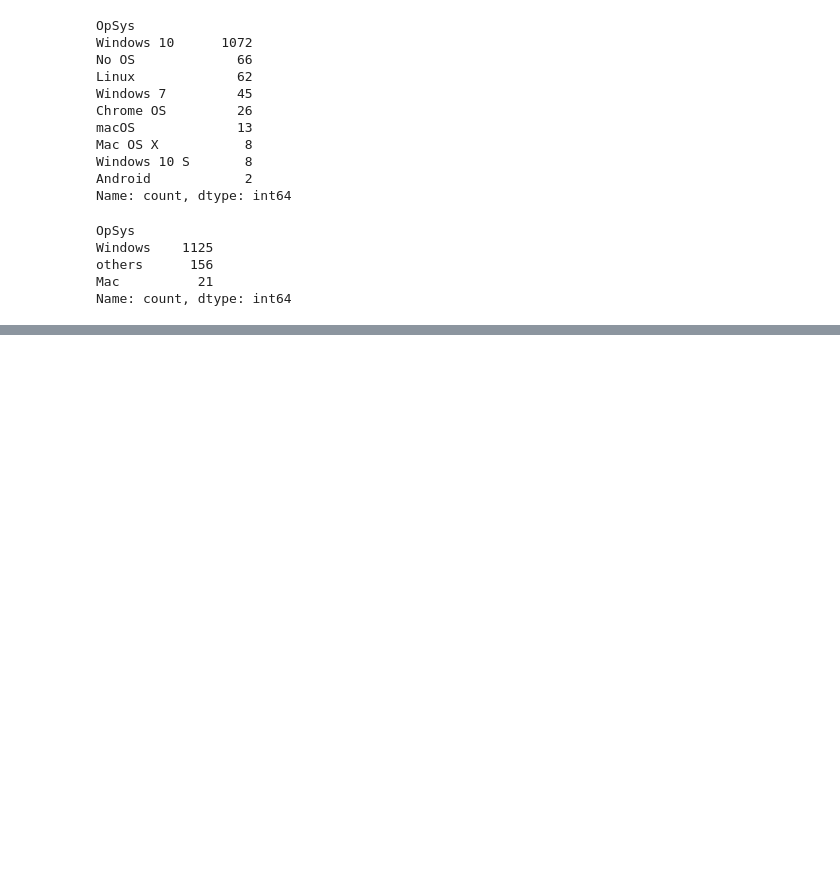
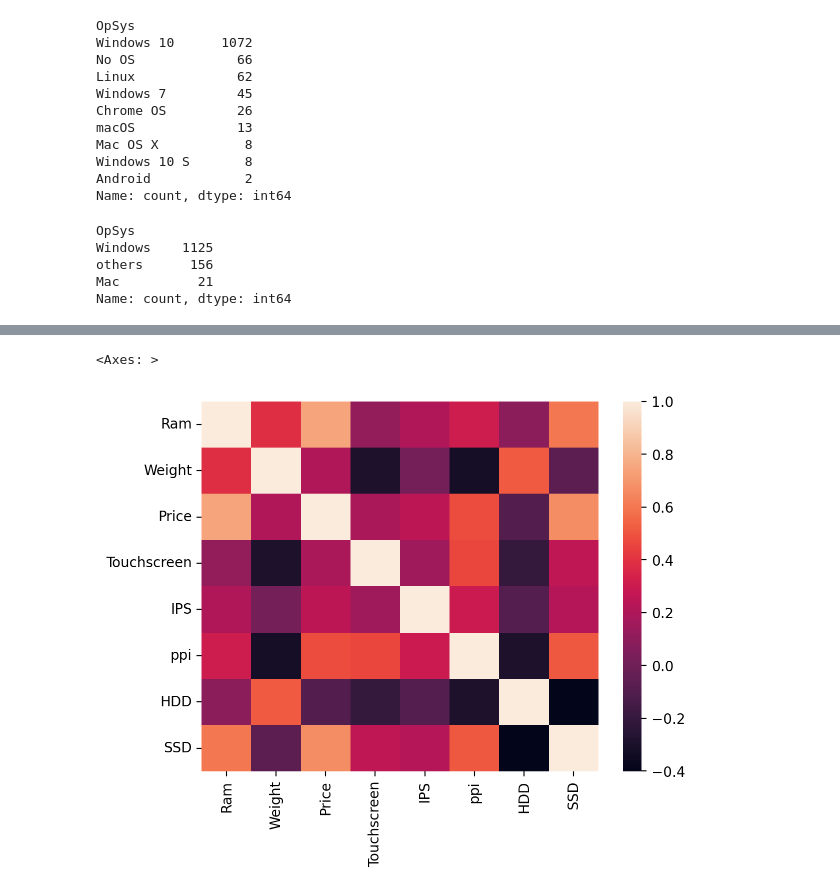
Before and after one commit to gvsreekar/Laptop-price-prediction, a Jupyter notebook: notebooks/model.ipynb, the cells around one changed output, grey strips where cells are left out. Saved outputs shown, nothing was run; the diff lists cells and outputs as text; code cells hidden in the pictures; blank space fills up the shorter version.

```diff
--- a/notebooks/model.ipynb
+++ b/notebooks/model.ipynb
@@ -706,0 +712,5 @@ df.drop(columns=['OpSys'],inplace=True)
+# %%
+sns.heatmap(df.select_dtypes(include='number').corr(method='pearson'))
+# %% [output]
+<Axes: >
+[figure, added]
```
Also changed, not shown: parts of 7 cells of this notebook.
